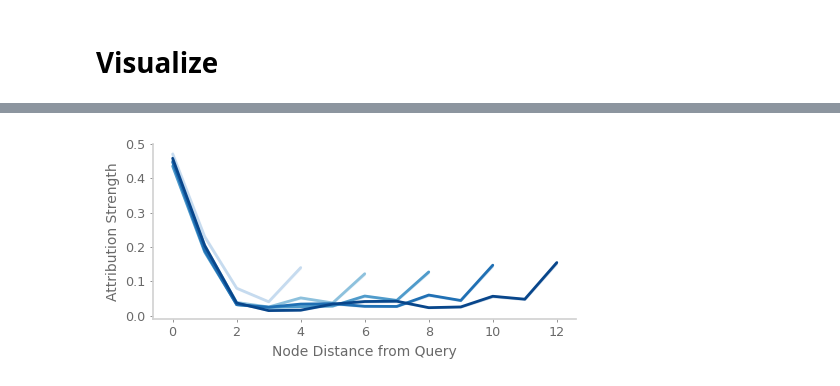
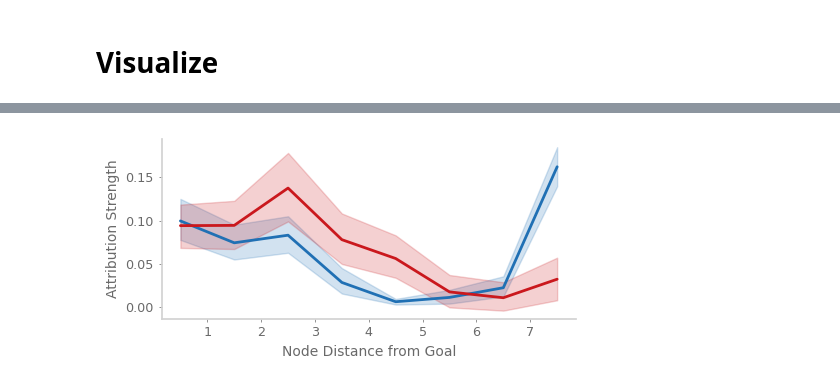
Before and after one commit to chingf/icl-maze, a Jupyter notebook: notebooks/06_integrated_gradients_by_dist.ipynb, the cells around one changed output, grey strips where cells are left out. Saved outputs shown, nothing was run; the diff lists cells and outputs as text; code cells hidden in the pictures.

```diff
--- a/notebooks/06_integrated_gradients_by_dist.ipynb
+++ b/notebooks/06_integrated_gradients_by_dist.ipynb
@@ -220,6 +220,31 @@ def get_states_on_path(query_state, env, optimal_action_map):
         act_vector[opt_act] = 1
         curr_state = env.transit(curr_state, act_vector)[0]
     return states_on_path
+# %%
+def get_subtree_location(layer, pos, subtree):
+    midpt = 2**(layer-1)
+    quarter_pt = midpt//2
+    eighth_pt = quarter_pt//2
+    if layer == 0:
+        return 0
+    if subtree == 'half':
+        return 1 if pos < midpt else 2
+    elif subtree == 'quarter':
+        if layer == 1:
+            return 0
+        bins = np.arange(0, 2**layer, quarter_pt)
+        return np.digitize([pos], bins)[0]
+    elif subtree == 'eighth':
+        if (layer == 1) or (layer == 2):
+            return 0
+        bins = np.arange(0, 2**layer, eighth_pt)
+        return np.digitize([pos], bins)[0]
+# %%
+def get_layer1_parent(node):
+    if node.layer == 1:
+        return node.encoding()
+    else:
+        return get_layer1_parent(node.parent)
 # %%
 results = {
     'grad_val': [],
@@ -280,20 +374,24 @@ for i_eval in range(n_eval_envs):
 # %%
 df = pd.DataFrame(results)
-df = df[df['query_dist_from_goal'] > 2]
-df = df[df['query_dist_from_goal'] % 2 == 0]
-df['node_dist_from_query'] = df['query_dist_from_goal'] - df['node_dist_from_goal']
+df = df[df['query_dist_from_goal'] == 8]
+df = df[df['layer'] == 2]
 plt.figure(figsize=(5, 2.5))
 # Create a custom palette using a subset of the Blues colormap
 n_colors = len(df['query_dist_from_goal'].unique())
 custom_blues = sns.color_palette("Blues", n_colors=n_colors*2+1)[2::2] # Skip the lightest colors
+custom_reds = sns.color_palette("Reds", n_colors=n_colors*2+1)[2::2] # Skip the lightest colors
 
 sns.lineplot(
-    data=df, x='node_dist_from_query', y='grad_val', hue='query_dist_from_goal',
+    data=df[df['query_is_same_quarter_as_goal']==True], x='node_dist_from_goal', y='grad_val', hue='query_dist_from_goal',
     legend=False, linewidth=2, palette=custom_blues
 )
-plt.xlabel('Node Distance from Query')
+sns.lineplot(
+    data=df[df['query_is_same_quarter_as_goal']==False], x='node_dist_from_goal', y='grad_val', hue='query_dist_from_goal',
+    legend=False, linewidth=2, palette=custom_reds
+)
+plt.xlabel('Node Distance from Goal')
 plt.ylabel('Attribution Strength')
 plt.tight_layout()
 plt.show()
 # %% [output]
-[figure, old version]
+[figure, new version]
```
Also changed, not shown: parts of 5 cells of this notebook, 18 other files.
